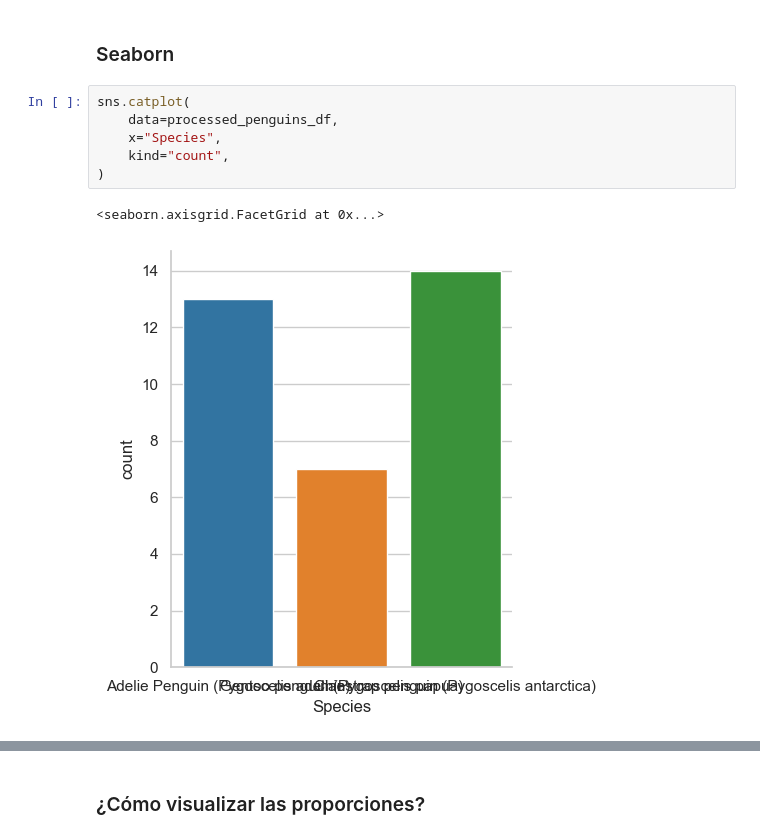
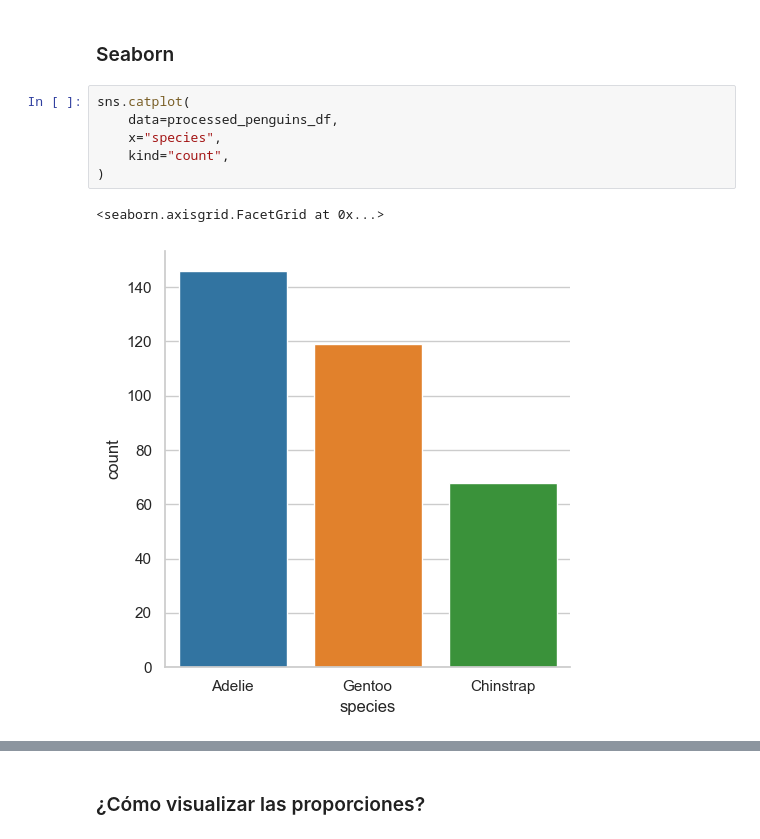
Before and after one commit to sprtn-117/penguins, a Jupyter notebook: conociendo-nuestros-datos.ipynb, the cells around one changed output, grey strips where cells are left out. Saved outputs shown, nothing was run; the diff lists cells and outputs as text.

```diff
--- a/conociendo-nuestros-datos.ipynb
+++ b/conociendo-nuestros-datos.ipynb
@@ -360,12 +305,12 @@ processed_penguins_df.describe(include=object)
 # %%
 sns.catplot(
     data=processed_penguins_df,
-    x="Species",
+    x="species",
     kind="count",
 )
 # %% [output]
 <seaborn.axisgrid.FacetGrid at 0x...>
-[figure, old version]
+[figure, new version]
 # %%
 (
     processed_penguins_df
```
Also changed, not shown: parts of 30 cells of this notebook.
